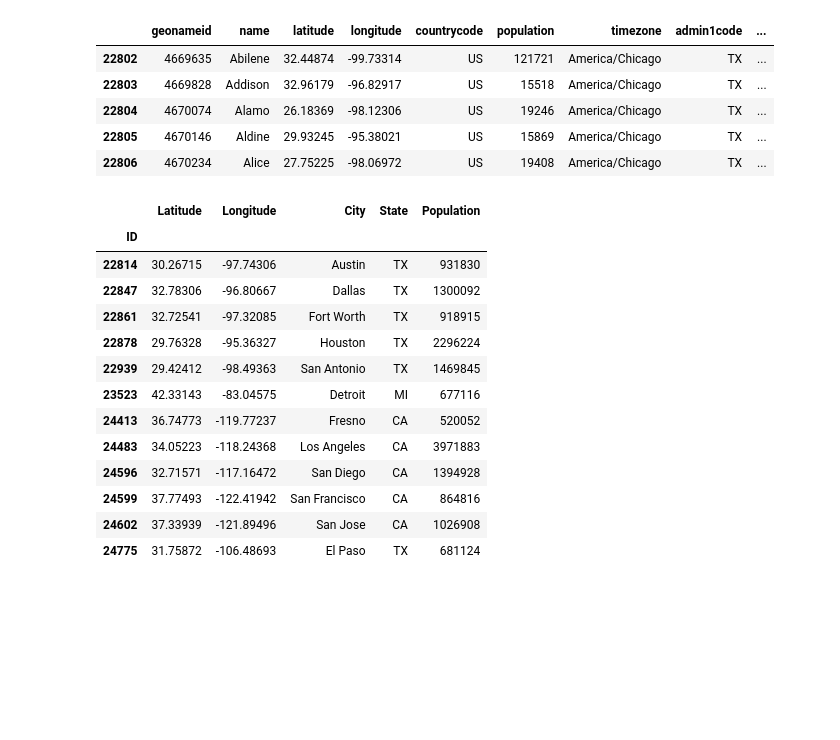
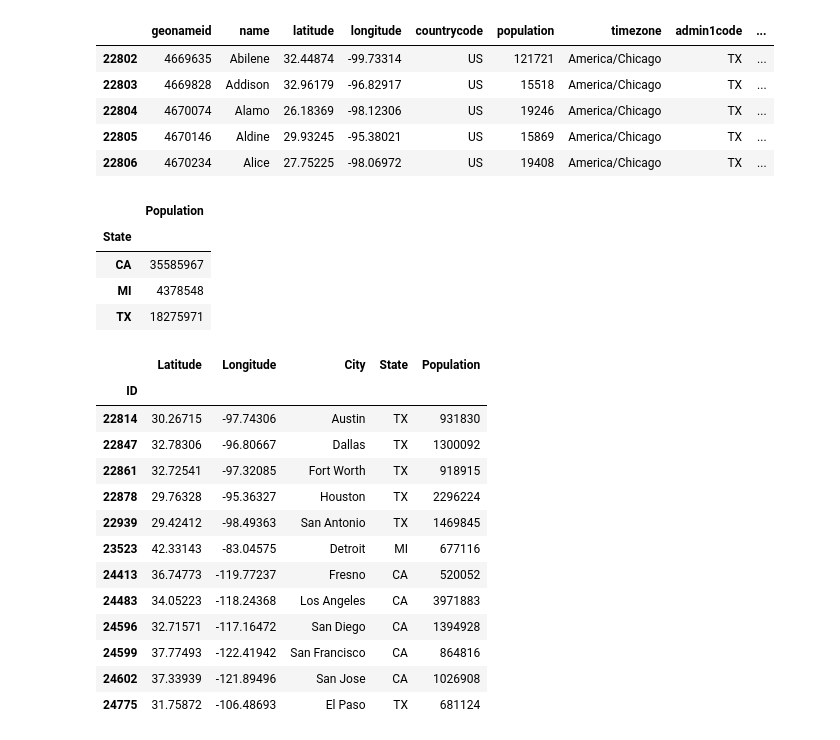
Before and after one commit to drainlm/Personalized-Relocation-Helper-, a Jupyter notebook: PointsOfInterest.ipynb, the cells around one changed output. Drawn from its saved outputs; the diff is of its cells as text; code cells hidden in the pictures; blank space fills up the shorter version.

```diff
--- a/PointsOfInterest.ipynb
+++ b/PointsOfInterest.ipynb
@@ -34,6 +34,22 @@ cities_in_states_df.head()
 | 22804 | 4670074 | Alamo | 26.18369 | -98.12306 | US | 19246 | America/Chicago | TX | ... |
 | 22805 | 4670146 | Aldine | 29.93245 | -95.38021 | US | 15869 | America/Chicago | TX | ... |
 | 22806 | 4670234 | Alice | 27.75225 | -98.06972 | US | 19408 | America/Chicago | TX | ... |
+# %%
+# Create a new dataframe holding only the population data for the states of Texas, California, and Michigan
+state_population_df = cities_in_states_df[["name", "admin1code", "population"]].copy()
+
+# Rename columns for clarity
+state_population_df.rename(columns={'name': 'City', 'population': 'Population', 'admin1code': 'State'}, inplace=True)
+
+state_population_df = state_population_df.groupby('State').agg({'Population': 'sum'})
+
+state_population_df
+# %% [output]
+|  | Population |
+| State |  |
+| CA | 35585967 |
+| MI | 4378548 |
+| TX | 18275971 |
 # %%
 # Rename columns for clarity
 cities_in_states_df.rename(columns={'name': 'City', 'latitude': 'Latitude', 'longitude': 'Longitude',
```
Also changed, not shown: parts of 1 cell of this notebook.
